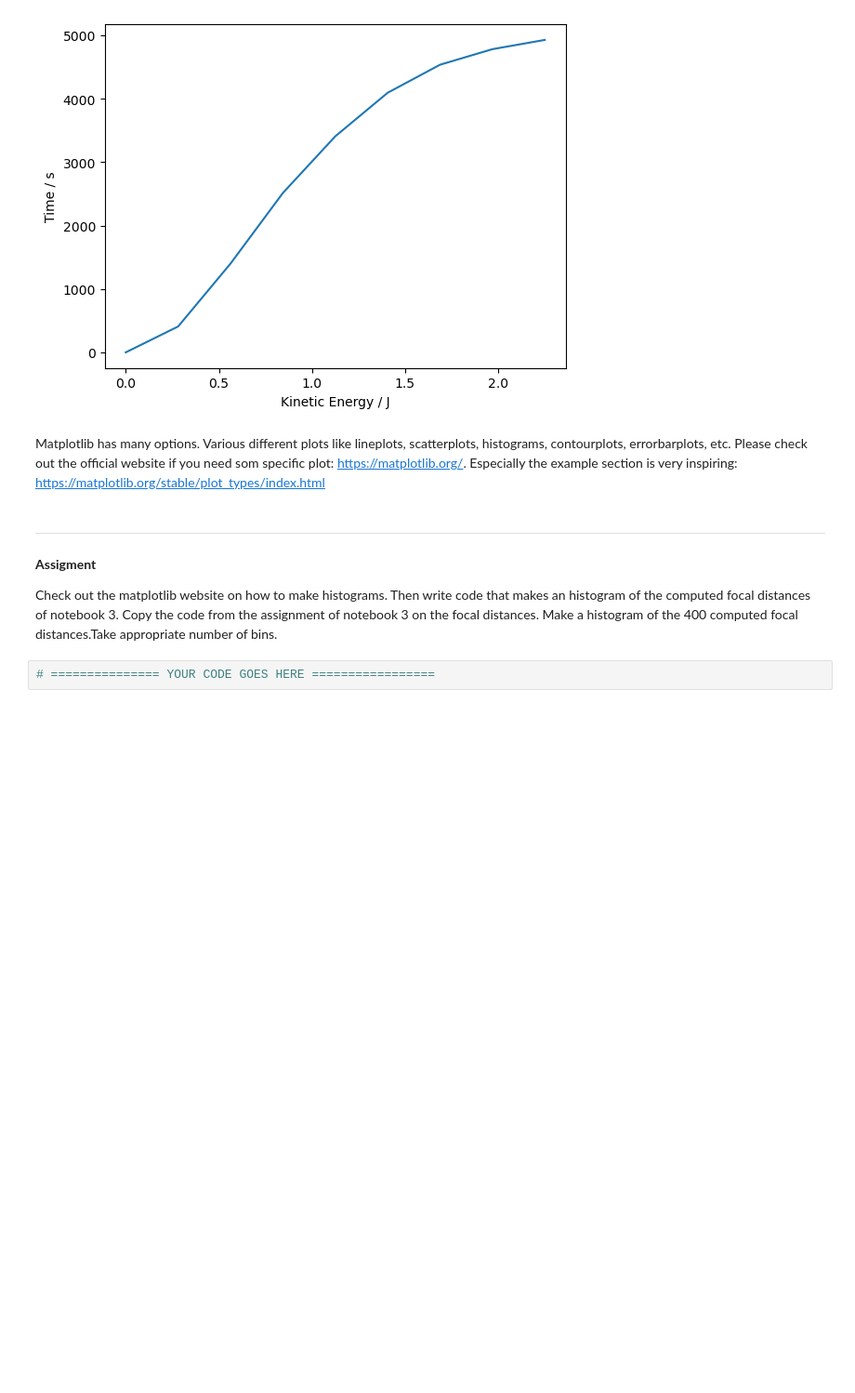
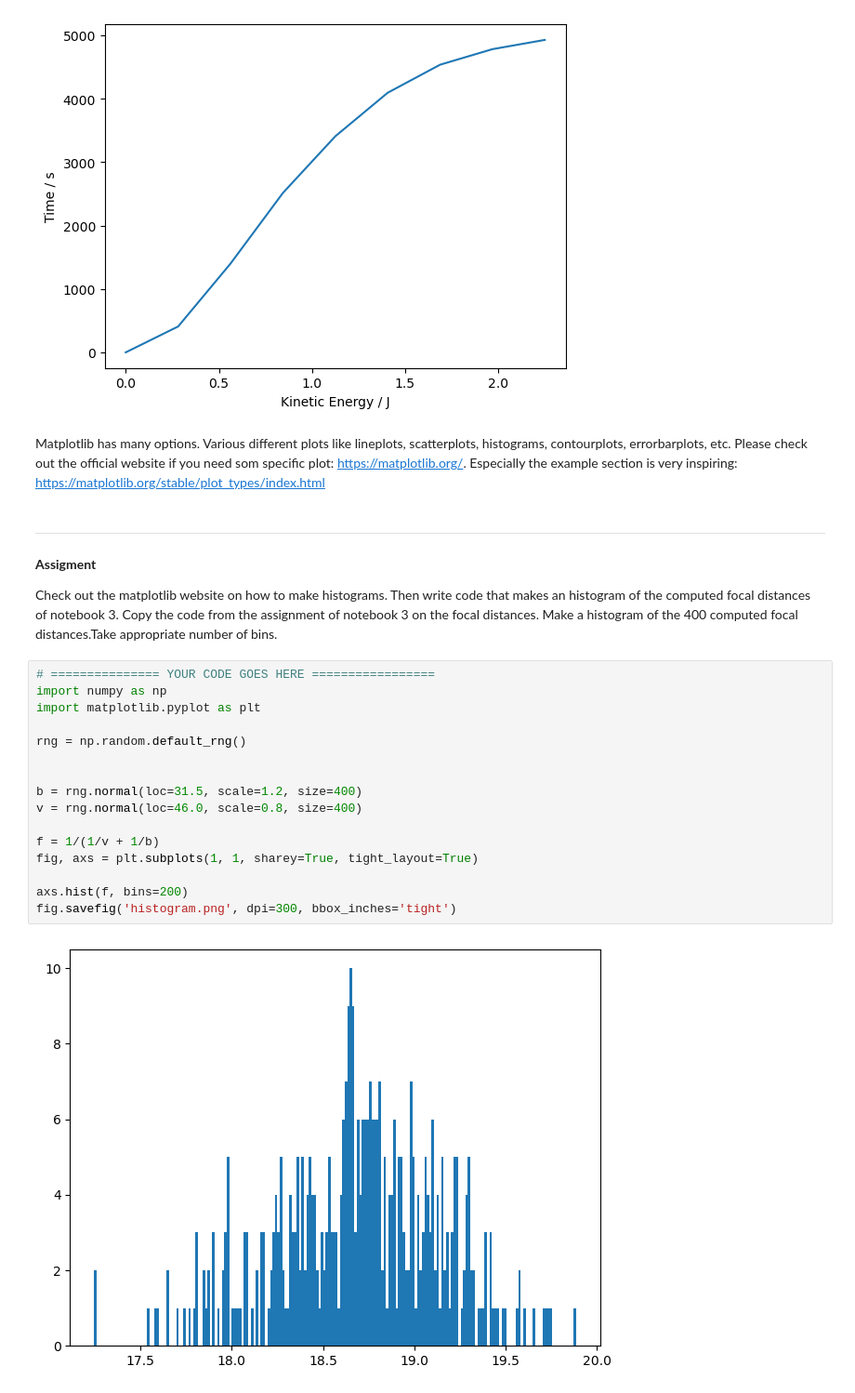
Before and after one commit to GitAkash/PnD, a Jupyter notebook: Week 2/notebook4_plotting.ipynb, the cells around one changed output. Shown at 93% size. Drawn from its saved outputs; the diff is of its cells as text; blank space fills up the shorter version.

```diff
--- a/Week 2/notebook4_plotting.ipynb
+++ b/Week 2/notebook4_plotting.ipynb
@@ -128,3 +130,19 @@ Check out the matplotlib website on how to make histograms. Then write code that
 Copy the code from the assignment of notebook 3 on the focal distances. Make a histogram of the 400 computed focal distances.Take appropriate number of bins.
 # %%
 # =============== YOUR CODE GOES HERE =================
+import numpy as np
+import matplotlib.pyplot as plt
+
+rng = np.random.default_rng()
+
+
+b = rng.normal(loc=31.5, scale=1.2, size=400)
+v = rng.normal(loc=46.0, scale=0.8, size=400)
+
+f = 1/(1/v + 1/b)
+fig, axs = plt.subplots(1, 1, sharey=True, tight_layout=True)
+
+axs.hist(f, bins=200)
+fig.savefig('histogram.png', dpi=300, bbox_inches='tight')
+# %% [output]
+[figure, added]
```
Also changed, not shown: parts of 1 cell of this notebook, 5 other files.
